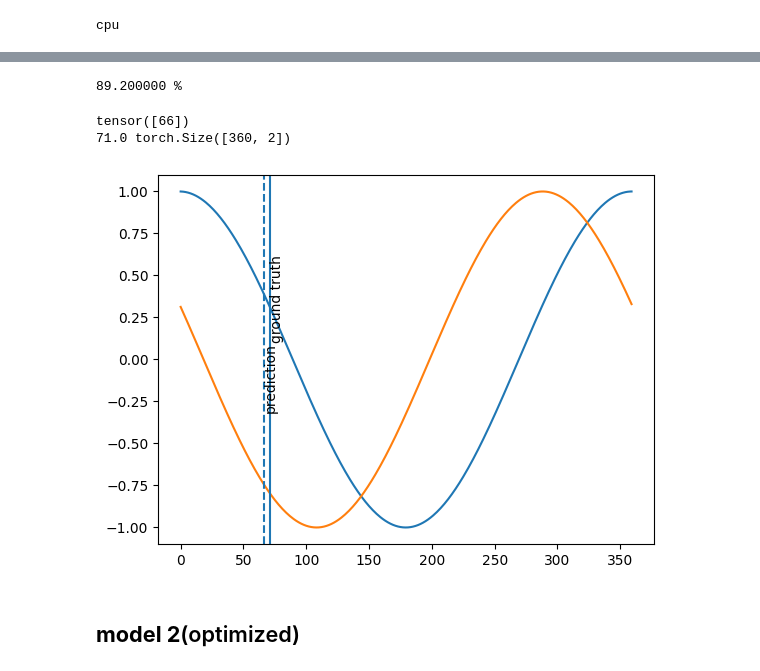
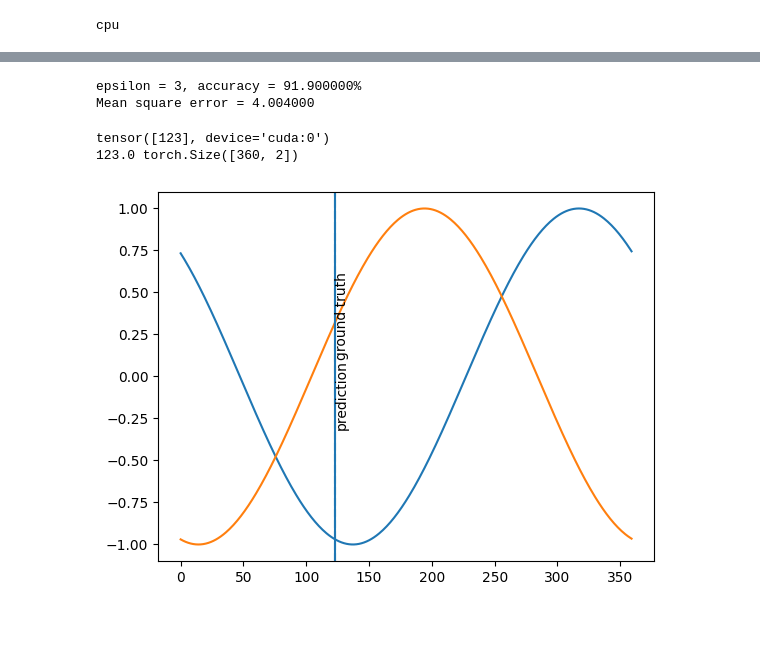
Before and after one commit to adityabanerjee13/Spiking-neural-network-phase-difference-approximation, a Jupyter notebook: test.ipynb, the cells around one changed output, grey strips where cells are left out. Drawn from its saved outputs; the diff is of its cells as text; code cells hidden in the pictures; blank space fills up the shorter version.

Commit message:
modification in model design

```diff
--- a/test.ipynb
+++ b/test.ipynb
@@ -216,11 +398,12 @@ tensor([159])
 # %%
 import torch
 import torch.nn as nn
+import torch.nn.functional as F
 from torch.utils.data import DataLoader, TensorDataset
 from spikingjelly.activation_based import neuron, encoding, functional, surrogate, layer
 
 device = torch.device("cpu")
-# device = torch.device("cuda" if torch.cuda.is_available() else "cpu")
+device = torch.device("cuda" if torch.cuda.is_available() else "cpu")
 print(device)
 
 # Define the spiking neural network
@@ -230,7 +413,6 @@ class SNN(nn.Module):
         # Define layers
 
         self.layer = nn.Sequential(
-            layer.Flatten(),
             layer.Linear(2*360, 180, bias=True),
             neuron.LIFNode(tau=2.0, surrogate_function=surrogate.ATan()),
             layer.Linear(180, 180, bias=False)
@@ -240,10 +422,10 @@ class SNN(nn.Module):
         return self.layer(x)
 
     def save(self):
-        torch.save(self.state_dict(), 'model(s).pth')
+        torch.save(self.state_dict(), 'model(m).pth')
 
     def load(self):
-        self.load_state_dict(torch.load('model(s).pth'))
+        self.load_state_dict(torch.load('model(m).pth'))
 
 
 inputs, labels = get_samples(10000)
@@ -252,12 +434,6 @@ inputs, labels = get_samples(10000)
 dataset = TensorDataset(inputs.to(device), labels.to(device))
 dataloader = DataLoader(dataset, batch_size=1000, shuffle=True)
 
-
 # Initialize the network
 snn = SNN().to(device)
-
-
-# Define the loss function (CrossEntropyLoss) and optimizer (Adam)
-criterion = torch.nn.CrossEntropyLoss()
-optimizer = torch.optim.Adam(snn.parameters(), lr=0.001)
 # %% [output]
@@ -265,4 +441,9 @@ cpu
 # %%
+
+# Define the loss function (CrossEntropyLoss) and optimizer (Adam)
+criterion = torch.nn.CrossEntropyLoss()
+optimizer = torch.optim.Adam(snn.parameters(), lr=0.001)
+
 # Number of epochs
 n_epochs = 100
 snn.train()
@@ -273,6 +454,7 @@ for epoch in range(n_epochs):
     running_loss = 0.0
     for i, (inputs, labels) in enumerate(dataloader):
         # Reset the network states (important for spiking neural networks)
+        b, n, d = inputs.size()
         functional.reset_net(snn)
 
         # Zero the parameter gradients
@@ -282,7 +464,8 @@ for epoch in range(n_epochs):
         out_fr = 0.
         for t in range(T):
             # encoding full matrix of the input as poisson
-            encoded_img = encoder(inputs)
+            # print((inputs).view(b,n*d).shape, inputs.shape)
+            encoded_img = encoder(inputs.view(b,n*d))
             out_fr += snn(encoded_img)
 
         # averaging the outputs
@@ -324,5 +506,4 @@ TypeError: save() takes 1 positional argument but 2 were given
 # %%
-
 inputs, labels = get_samples(1000)
 
 # Create a dataset and dataloader
@@ -342,6 +523,7 @@ l = []
 running_loss = 0.0
 with torch.no_grad():
     for i, (X, Y) in enumerate(dataloader):
+        b, n, d = X.size()
         snn.eval()
         functional.reset_net(snn)
 
@@ -349,7 +531,7 @@ with torch.no_grad():
         out_fr = 0.
         for t in range(T):
             # encoding full matrix of the input as poisson
-            encoded_img = encoder(X)
+            encoded_img = encoder(X.view(b,n*d))
             out_fr += snn(encoded_img)
 
         # averaging the outputs
@@ -358,40 +540,41 @@ with torch.no_grad():
         l.append(Y)
 pred = torch.cat(pred, dim=0)
 l = torch.cat(l, dim=0)
-acc(pred, l)
+_=acc(pred, l)
+_=mse(pred, l)
 # %% [output]
-89.200000 %
+epsilon = 3, accuracy = 91.900000%
+Mean square error = 4.004000
 # %%
 import matplotlib.pyplot as plt
 
 inputs, labels = get_samples(1)
 input = inputs.detach().cpu().numpy()
 
 with torch.no_grad():
     snn.eval()
     functional.reset_net(snn)
     out_fr = 0.
+    b, n, d = inputs.size()
     for t in range(T):
         # print('f')
-        encoded_img = encoder(inputs.to(device))
+        encoded_img = encoder(inputs.view(b, n*d).to(device))
         out_fr += snn(encoded_img)
     out_fr = out_fr / T
     out1 = torch.argmax(out_fr, dim=1)
     print(out1)
 
 print(labels.item(), inputs.squeeze().shape)
 
 plt.plot(input.squeeze()[:,0])
 plt.plot(input.squeeze()[:,1])
 
 plt.axvline(labels.item(), linestyle='-', label='ground truth')
 plt.text(labels.item(), 0.1, 'ground truth', rotation=90, verticalalignment='bottom')
 plt.axvline(out1.item(), linestyle='--', label='prediction')
 plt.text(out1.item(), 0.1, 'prediction', rotation=90, verticalalignment='top')
 plt.show()
 # %% [output]
-tensor([66])
-71.0 torch.Size([360, 2])
+tensor([123], device='cuda:0')
+123.0 torch.Size([360, 2])
-[figure, old version]
+[figure, new version]
-# %% [markdown]
-## **model 2**(optimized)
```
Also changed, not shown: parts of 16 cells of this notebook, 4 other files.
